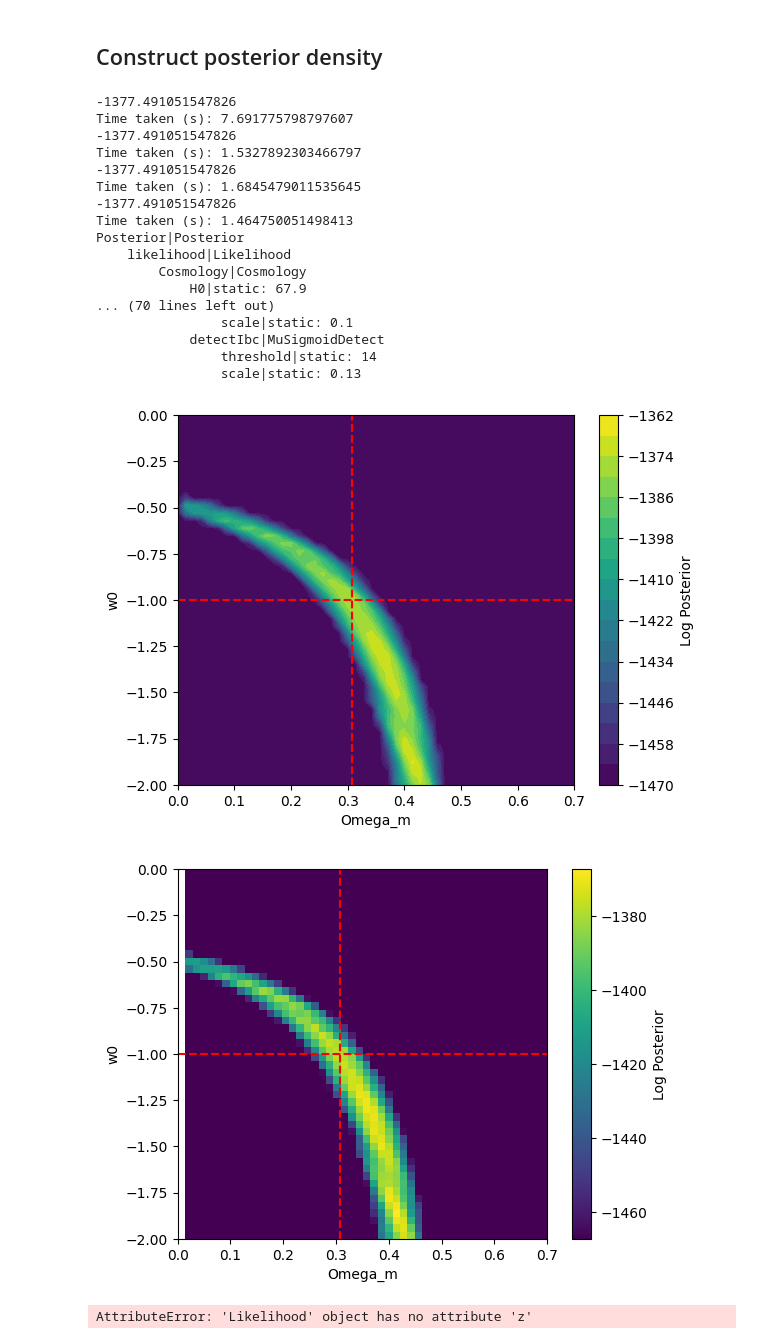
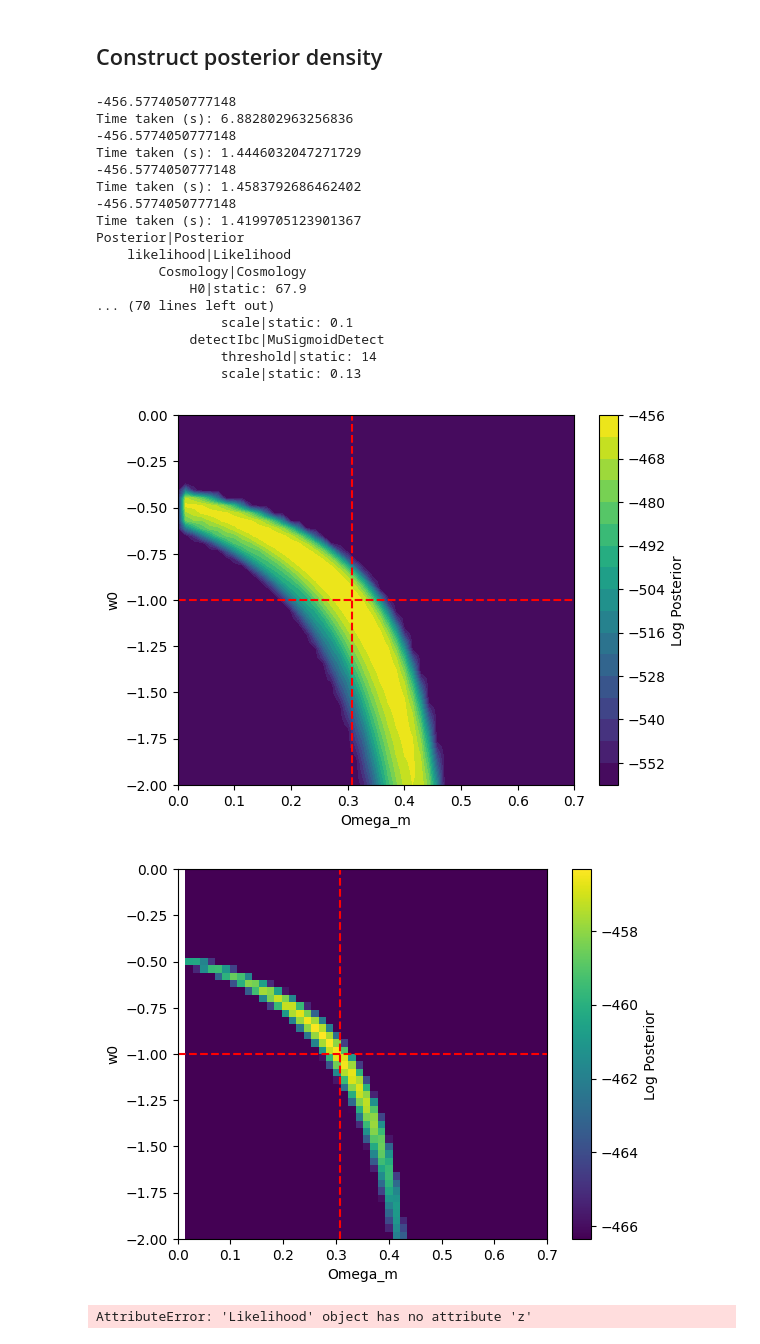
Before and after one commit to ConnorStoneAstro/cosmographi, a Jupyter notebook: docs/zmucosmology v2.ipynb, the cells around one changed output. Drawn from its saved outputs; the diff is of its cells as text; code cells hidden in the pictures.

```diff
--- a/docs/zmucosmology v2.ipynb
+++ b/docs/zmucosmology v2.ipynb
@@ -24,7 +24,7 @@ detect_Ia = cg.sn.MuSigmoidDetect(threshold=15, scale=0.1, name="detectIa")
 detect_Ibc = cg.sn.MuSigmoidDetect(threshold=14, scale=0.13, name="detectIbc")
 
 # Define sampling parameters
-n_samples = 500
+n_samples = 100
 var_z_Ia = lambda z: 0.05**2 * z
 var_mu_Ia = lambda z: 0.01**2 * z
 cov_Ia = lambda key, var_z, var_mu: jnp.zeros(
@@ -207,10 +207,7 @@ class Likelihood(ck.Module):
     @ck.forward
     def _log_likelihood(self, i):
         # int z
-        sigma = jnp.sqrt(var_z[i][0])
-        z = cg.utils.midpoints(
-            jnp.clip(z_obs[i] - 10 * sigma, a_min=0.0), z_obs[i] + 10 * sigma, 100
-        )
+        z = cg.utils.midpoints(0.0, z_max, 1000)
         ll = jax.vmap(self._log_likelihood_z, in_axes=(None, 0))(i, z)
         return jax.nn.logsumexp(ll) + jnp.log(z[1] - z[0])
 
@@ -291,14 +288,14 @@ print("Time taken (s):", time() - start)
 
 print(posterior)
 # %% [output]
--1377.491051547826
-Time taken (s): 7.691775798797607
--1377.491051547826
-Time taken (s): 1.5327892303466797
--1377.491051547826
-Time taken (s): 1.6845479011535645
--1377.491051547826
-Time taken (s): 1.464750051498413
+-456.5774050777148
+Time taken (s): 6.882802963256836
+-456.5774050777148
+Time taken (s): 1.4446032047271729
+-456.5774050777148
+Time taken (s): 1.4583792686462402
+-456.5774050777148
+Time taken (s): 1.4199705123901367
 Posterior|Posterior
     likelihood|Likelihood
         Cosmology|Cosmology
@@ -323,25 +320,25 @@ plt.xlabel("Omega_m")
 plt.ylabel("w0")
 plt.show()
 # %% [output]
-[figure, old version]
+[figure, new version]
 # %%
 plt.imshow(
     Lp,
     cmap="viridis",
-    vmin=jnp.max(Lp) - 100,
+    vmin=jnp.max(Lp) - 10,
     origin="lower",
     extent=(0, 0.7, -2, 0),
     interpolation="none",
 )
 plt.gca().set_aspect((0.7 - 0) / (0 - -2))
 plt.axvline(cosmo_mean[0], color="r", linestyle="--", label="True Omega_m")
 plt.axhline(cosmo_mean[1], color="r", linestyle="--", label="True w0")
 plt.colorbar(label="Log Posterior")
 plt.xlabel("Omega_m")
 plt.ylabel("w0")
 plt.show()
 # %% [output]
-[figure, old version]
+[figure, new version]
 # %%
 posterior.likelihood.z.to_dynamic()
 posterior.likelihood.M.to_dynamic()
```
Also changed, not shown: parts of 1 cell of this notebook.
